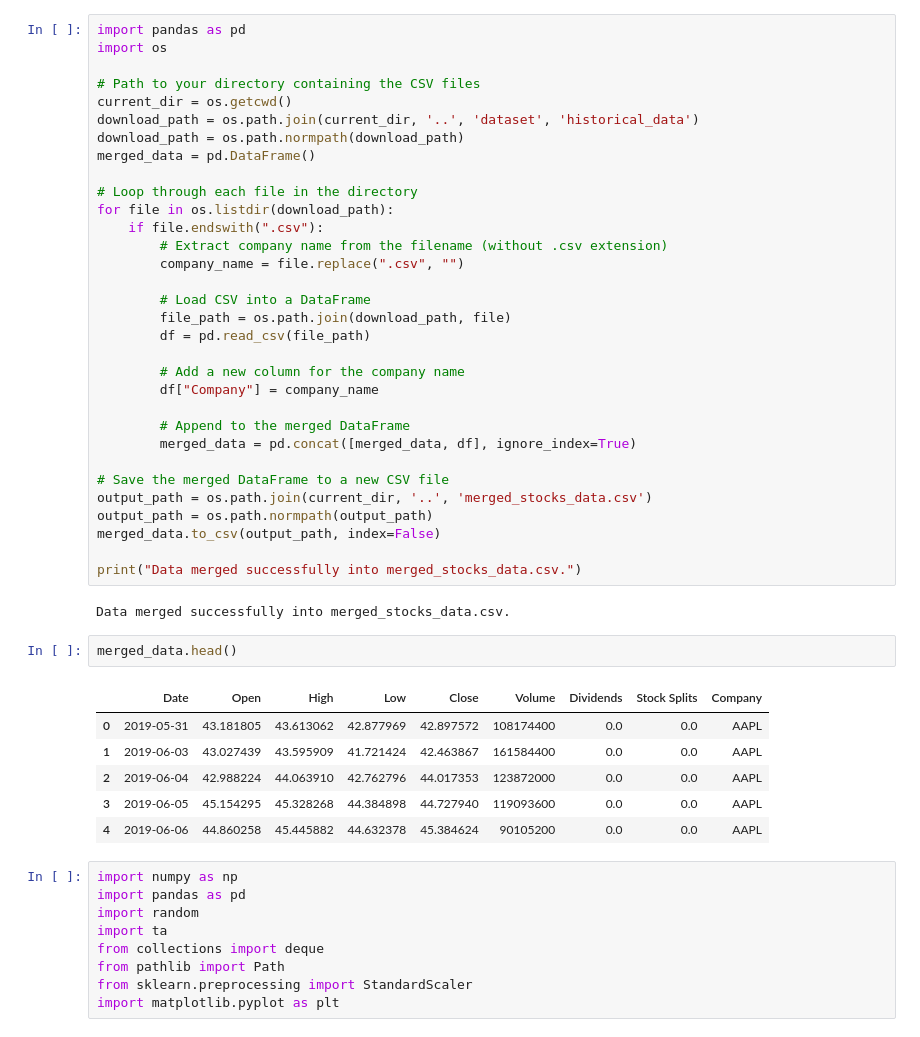
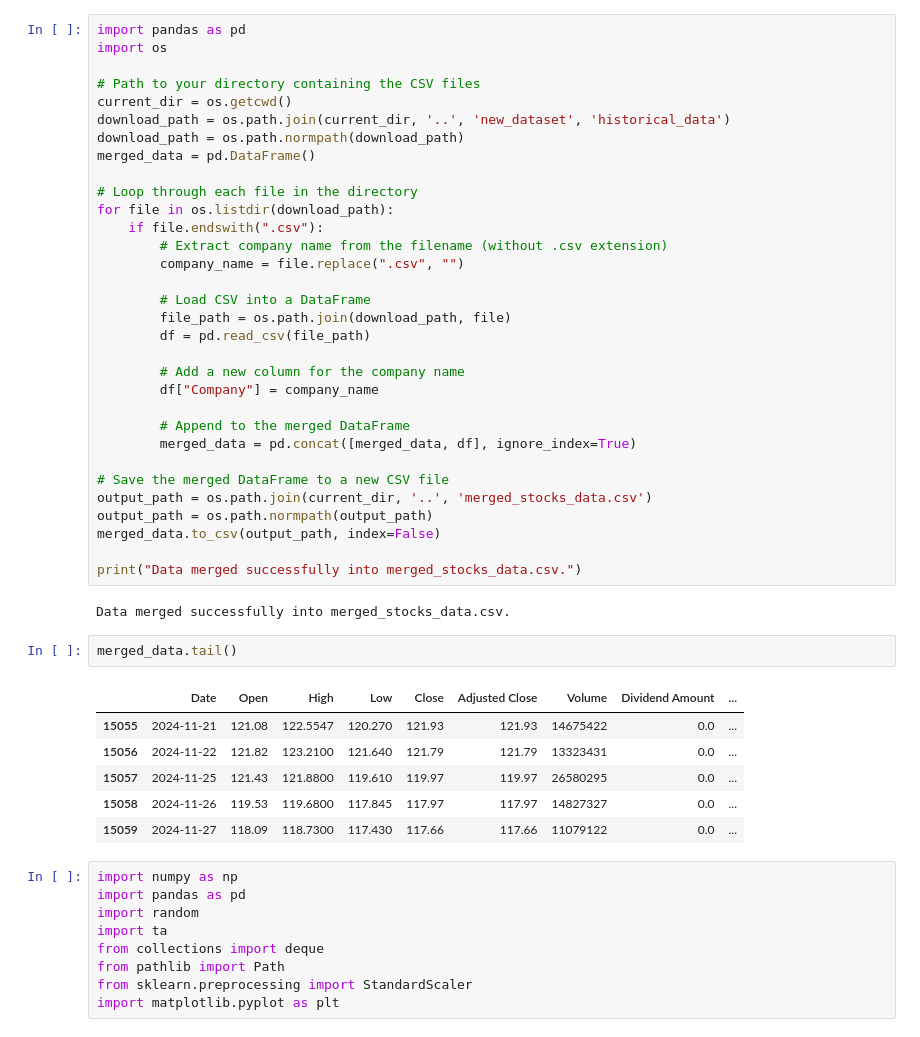
Before and after one commit to Bharathraam99/faiProject, a Jupyter notebook: Reinforcement learning/Reinforcement.ipynb, the cells around one changed output. Cells and saved outputs as stored; diff of their text form.

```diff
--- a/Reinforcement learning/Reinforcement.ipynb
+++ b/Reinforcement learning/Reinforcement.ipynb
@@ -11,7 +11,7 @@ import os
 
 # Path to your directory containing the CSV files
 current_dir = os.getcwd()
-download_path = os.path.join(current_dir, '..', 'dataset', 'historical_data')
+download_path = os.path.join(current_dir, '..', 'new_dataset', 'historical_data')
 download_path = os.path.normpath(download_path)
 merged_data = pd.DataFrame()
 
@@ -40,14 +40,14 @@ print("Data merged successfully into merged_stocks_data.csv.")
 # %% [output]
 Data merged successfully into merged_stocks_data.csv.
 # %%
-merged_data.head()
+merged_data.tail()
 # %% [output]
-|  | Date | Open | High | Low | Close | Volume | Dividends | Stock Splits | Company |
-| 0 | 2019-05-31 | 43.181805 | 43.613062 | 42.877969 | 42.897572 | 108174400 | 0.0 | 0.0 | AAPL |
-| 1 | 2019-06-03 | 43.027439 | 43.595909 | 41.721424 | 42.463867 | 161584400 | 0.0 | 0.0 | AAPL |
-| 2 | 2019-06-04 | 42.988224 | 44.063910 | 42.762796 | 44.017353 | 123872000 | 0.0 | 0.0 | AAPL |
-| 3 | 2019-06-05 | 45.154295 | 45.328268 | 44.384898 | 44.727940 | 119093600 | 0.0 | 0.0 | AAPL |
-| 4 | 2019-06-06 | 44.860258 | 45.445882 | 44.632378 | 45.384624 | 90105200 | 0.0 | 0.0 | AAPL |
+|  | Date | Open | High | Low | Close | Adjusted Close | Volume | Dividend Amount | ... |
+| 15055 | 2024-11-21 | 121.08 | 122.5547 | 120.270 | 121.93 | 121.93 | 14675422 | 0.0 | ... |
+| 15056 | 2024-11-22 | 121.82 | 123.2100 | 121.640 | 121.79 | 121.79 | 13323431 | 0.0 | ... |
+| 15057 | 2024-11-25 | 121.43 | 121.8800 | 119.610 | 119.97 | 119.97 | 26580295 | 0.0 | ... |
+| 15058 | 2024-11-26 | 119.53 | 119.6800 | 117.845 | 117.97 | 117.97 | 14827327 | 0.0 | ... |
+| 15059 | 2024-11-27 | 118.09 | 118.7300 | 117.430 | 117.66 | 117.66 | 11079122 | 0.0 | ... |
 # %%
 import numpy as np
 import pandas as pd
```
Also changed, not shown: parts of 1 cell of this notebook.
